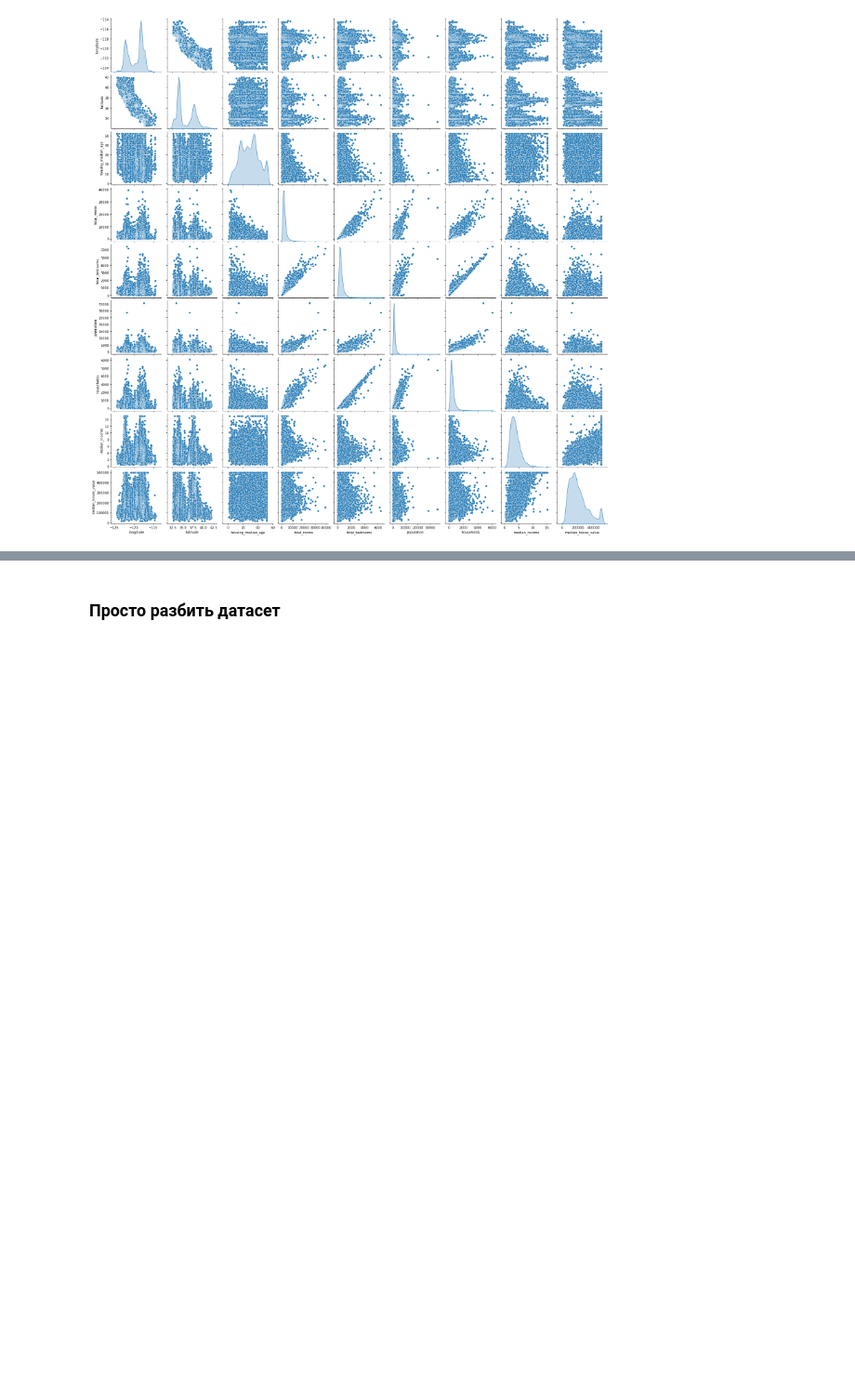
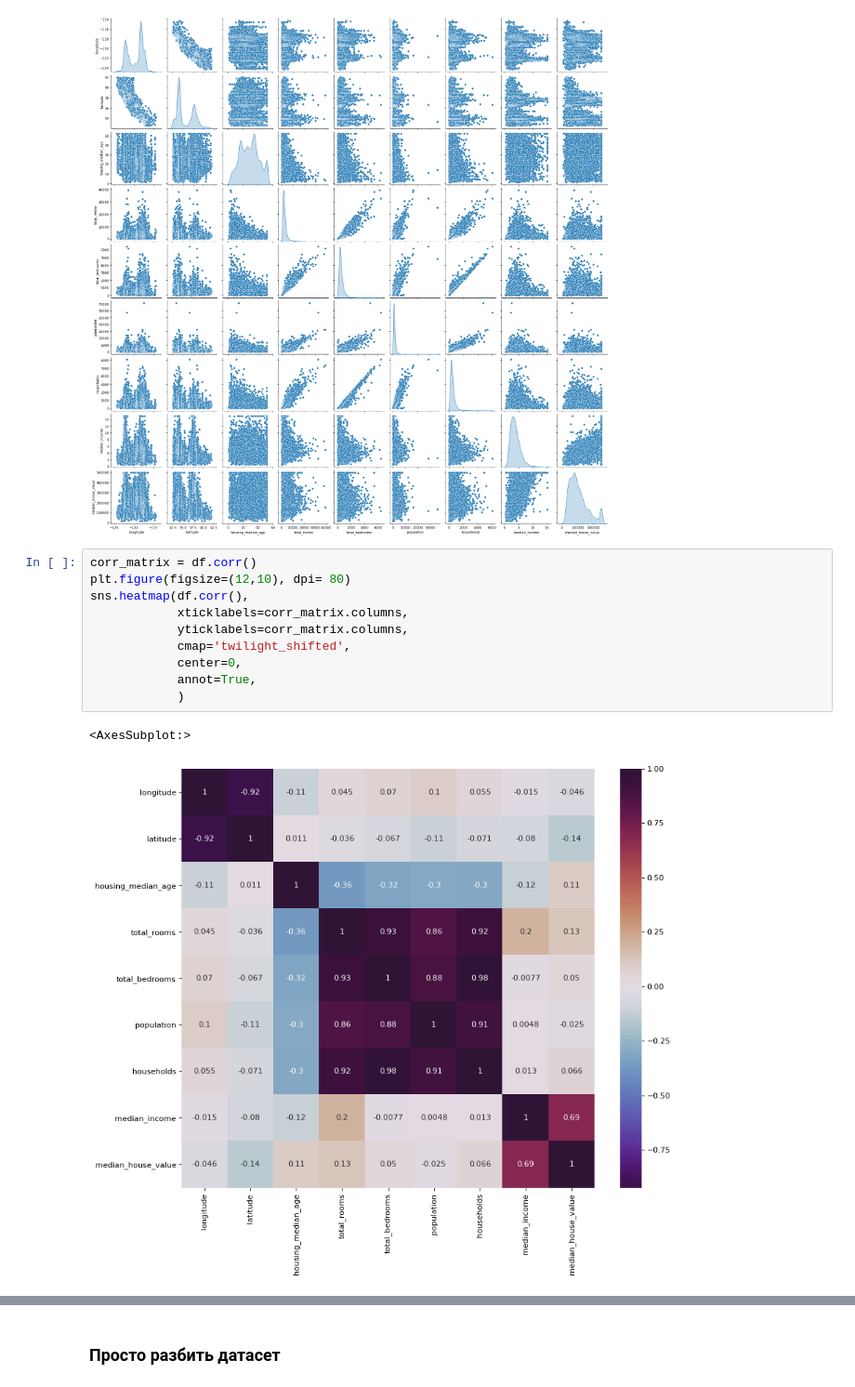
Before and after one commit to jay-dit/L, a Jupyter notebook: sklearn-preprocessing-visualization.ipynb, the cells around one changed output, grey strips where cells are left out. Shown at 93% size. Saved outputs shown, nothing was run; the diff lists cells and outputs as text; blank space fills up the shorter version.

```diff
--- a/sklearn-preprocessing-visualization.ipynb
+++ b/sklearn-preprocessing-visualization.ipynb
@@ -70,3 +70,16 @@ plt.show()
 ax = sns.pairplot(df, diag_kind ='kde')
 # %% [output]
 [figure]
+# %%
+corr_matrix = df.corr()
+plt.figure(figsize=(12,10), dpi= 80)
+sns.heatmap(df.corr(),
+            xticklabels=corr_matrix.columns,
+            yticklabels=corr_matrix.columns,
+            cmap='twilight_shifted',
+            center=0,
+            annot=True,
+            )
+# %% [output]
+<AxesSubplot:>
+[figure, added]
```
Also changed, not shown: parts of 4 cells of this notebook, 2 other files.
